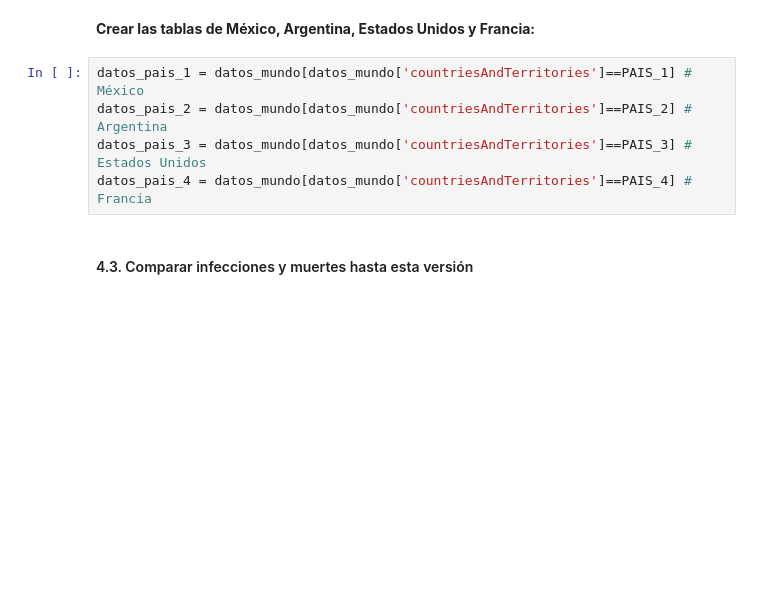
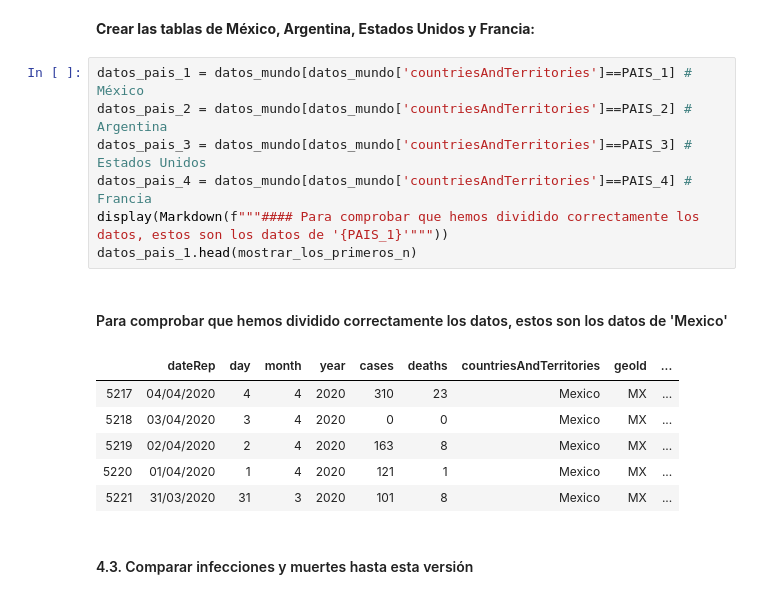
Before and after one commit to damian-romero/covid19_mx, a Jupyter notebook: covid/covid19mx_notebook.ipynb, the cells around one changed output. Drawn from its saved outputs; the diff is of its cells as text; blank space fills up the shorter version.

```diff
--- a/covid/covid19mx_notebook.ipynb
+++ b/covid/covid19mx_notebook.ipynb
@@ -308,8 +312,18 @@ Eventualmente, relajar las medidas, de forma que la gente pueda recuperar gradua
 # %%
 datos_pais_1 = datos_mundo[datos_mundo['countriesAndTerritories']==PAIS_1] # México
 datos_pais_2 = datos_mundo[datos_mundo['countriesAndTerritories']==PAIS_2] # Argentina
 datos_pais_3 = datos_mundo[datos_mundo['countriesAndTerritories']==PAIS_3] # Estados Unidos
 datos_pais_4 = datos_mundo[datos_mundo['countriesAndTerritories']==PAIS_4] # Francia
+display(Markdown(f"""#### Para comprobar que hemos dividido correctamente los datos, estos son los datos de '{PAIS_1}'"""))
+datos_pais_1.head(mostrar_los_primeros_n)
+# %% [output]
+#### Para comprobar que hemos dividido correctamente los datos, estos son los datos de 'Mexico'
+|  | dateRep | day | month | year | cases | deaths | countriesAndTerritories | geoId | ... |
+| 5217 | 04/04/2020 | 4 | 4 | 2020 | 310 | 23 | Mexico | MX | ... |
+| 5218 | 03/04/2020 | 3 | 4 | 2020 | 0 | 0 | Mexico | MX | ... |
+| 5219 | 02/04/2020 | 2 | 4 | 2020 | 163 | 8 | Mexico | MX | ... |
+| 5220 | 01/04/2020 | 1 | 4 | 2020 | 121 | 1 | Mexico | MX | ... |
+| 5221 | 31/03/2020 | 31 | 3 | 2020 | 101 | 8 | Mexico | MX | ... |
 # %% [markdown]
 #### 4.3. Comparar infecciones y muertes hasta esta versión
 # %% [markdown]
```
Also changed, not shown: parts of 27 cells of this notebook, 1 other file.
